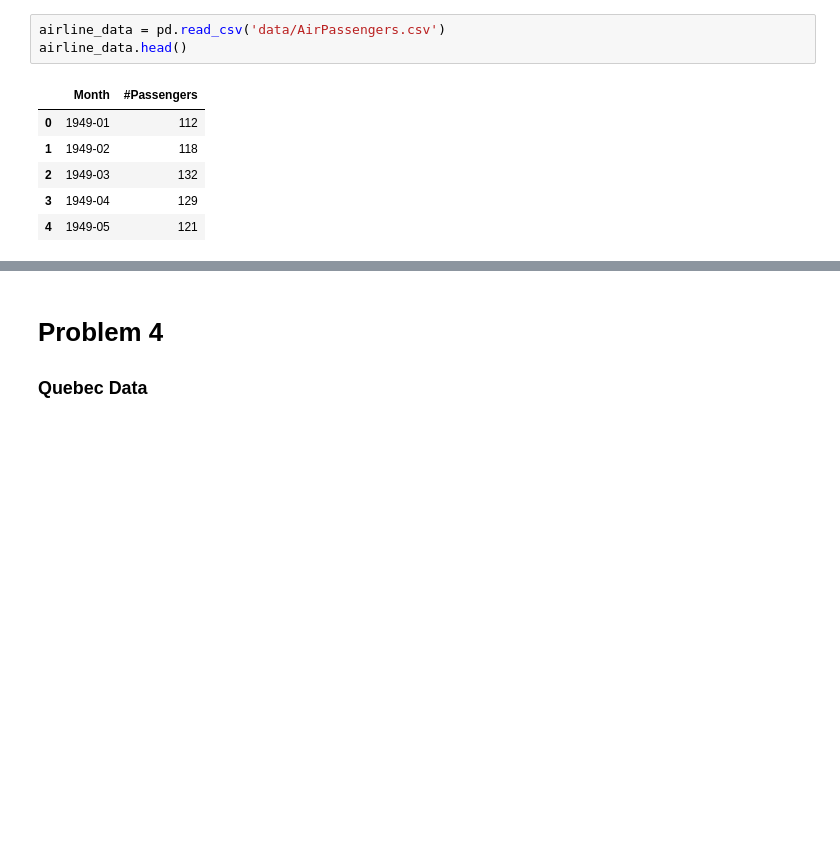
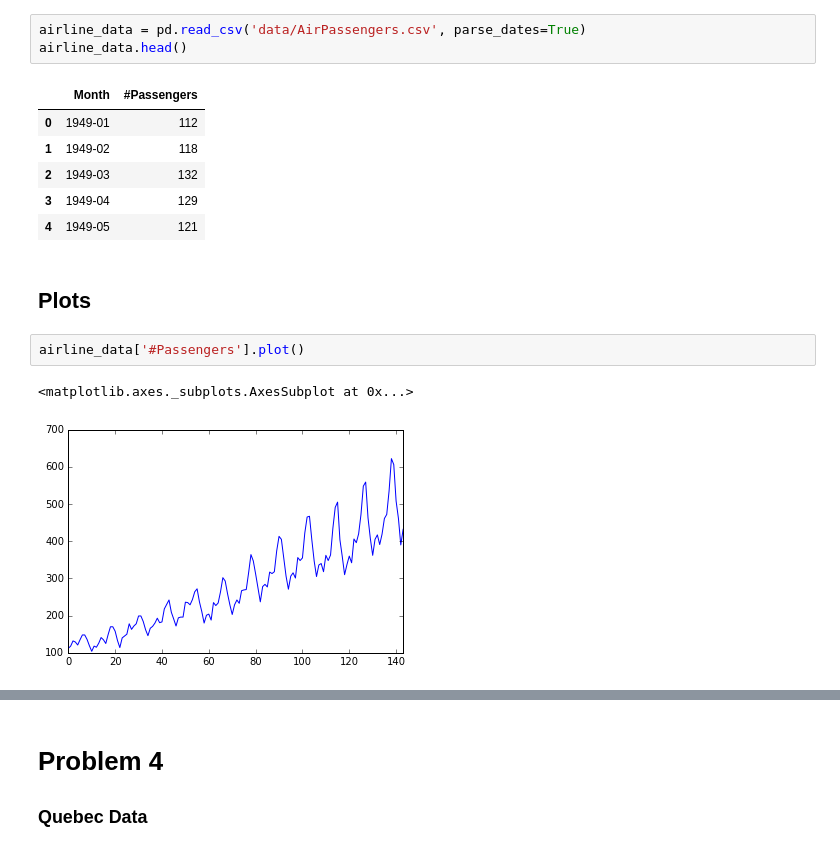
Before and after one commit to RohanNagar/datasciencelab-utaustin, a Jupyter notebook: lab10/lab10.ipynb, the cells around one changed output, grey strips where cells are left out. Saved outputs shown, nothing was run; the diff lists cells and outputs as text; blank space fills up the shorter version.

```diff
--- a/lab10/lab10.ipynb
+++ b/lab10/lab10.ipynb
@@ -26,7 +26,7 @@ We can also note that in order for $H(z)$ to be a stable filter, and therefore b
 # %% [markdown]
 # Problem 3
 # %%
-airline_data = pd.read_csv('data/AirPassengers.csv')
+airline_data = pd.read_csv('data/AirPassengers.csv', parse_dates=True)
 airline_data.head()
 # %% [output]
 |  | Month | #Passengers |
@@ -35,3 +35,10 @@ airline_data.head()
 | 2 | 1949-03 | 132 |
 | 3 | 1949-04 | 129 |
 | 4 | 1949-05 | 121 |
+# %% [markdown]
+## Plots
+# %%
+airline_data['#Passengers'].plot()
+# %% [output]
+<matplotlib.axes._subplots.AxesSubplot at 0x...>
+[figure, added]
```
Also changed, not shown: parts of 16 cells of this notebook.
